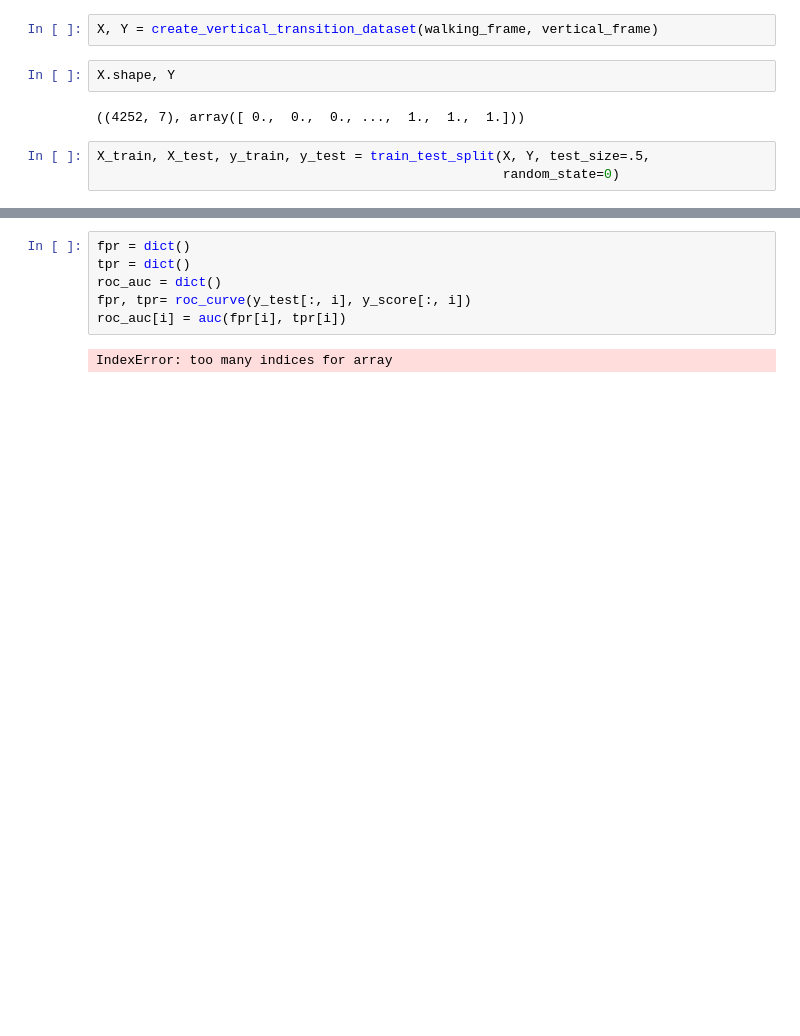
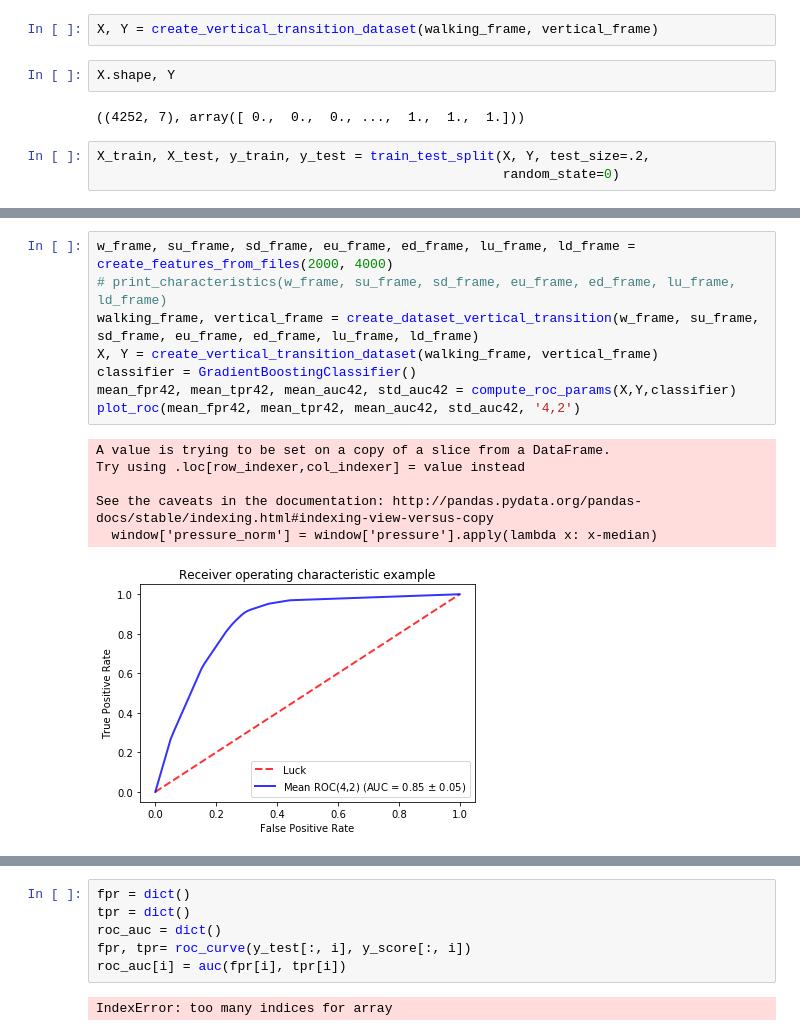
Before and after one commit to nithishr/activity_recognition, a Jupyter notebook: ROC.ipynb, the cells around one changed output, grey strips where cells are left out. Saved outputs shown, nothing was run; the diff lists cells and outputs as text; blank space fills up the shorter version.

```diff
--- a/ROC.ipynb
+++ b/ROC.ipynb
@@ -137,6 +137,6 @@ X.shape, Y
 # %% [output]
 ((4252, 7), array([ 0.,  0.,  0., ...,  1.,  1.,  1.]))
 # %%
-X_train, X_test, y_train, y_test = train_test_split(X, Y, test_size=.5,
+X_train, X_test, y_train, y_test = train_test_split(X, Y, test_size=.2,
                                                     random_state=0)
 # %%
@@ -145,0 +557,15 @@ y_score = classifier.fit(X_train, y_train).decision_function(X_test)
+# %%
+w_frame, su_frame, sd_frame, eu_frame, ed_frame, lu_frame, ld_frame = create_features_from_files(2000, 4000)
+# print_characteristics(w_frame, su_frame, sd_frame, eu_frame, ed_frame, lu_frame, ld_frame)
+walking_frame, vertical_frame = create_dataset_vertical_transition(w_frame, su_frame, sd_frame, eu_frame, ed_frame, lu_frame, ld_frame)
+X, Y = create_vertical_transition_dataset(walking_frame, vertical_frame)
+classifier = GradientBoostingClassifier()
+mean_fpr42, mean_tpr42, mean_auc42, std_auc42 = compute_roc_params(X,Y,classifier)
+plot_roc(mean_fpr42, mean_tpr42, mean_auc42, std_auc42, '4,2')
+# %% [output]
+A value is trying to be set on a copy of a slice from a DataFrame.
+Try using .loc[row_indexer,col_indexer] = value instead
+
+See the caveats in the documentation: http://pandas.pydata.org/pandas-docs/stable/indexing.html#indexing-view-versus-copy
+  window['pressure_norm'] = window['pressure'].apply(lambda x: x-median)
+[figure, added]
```
Also changed, not shown: parts of 71 cells of this notebook.
